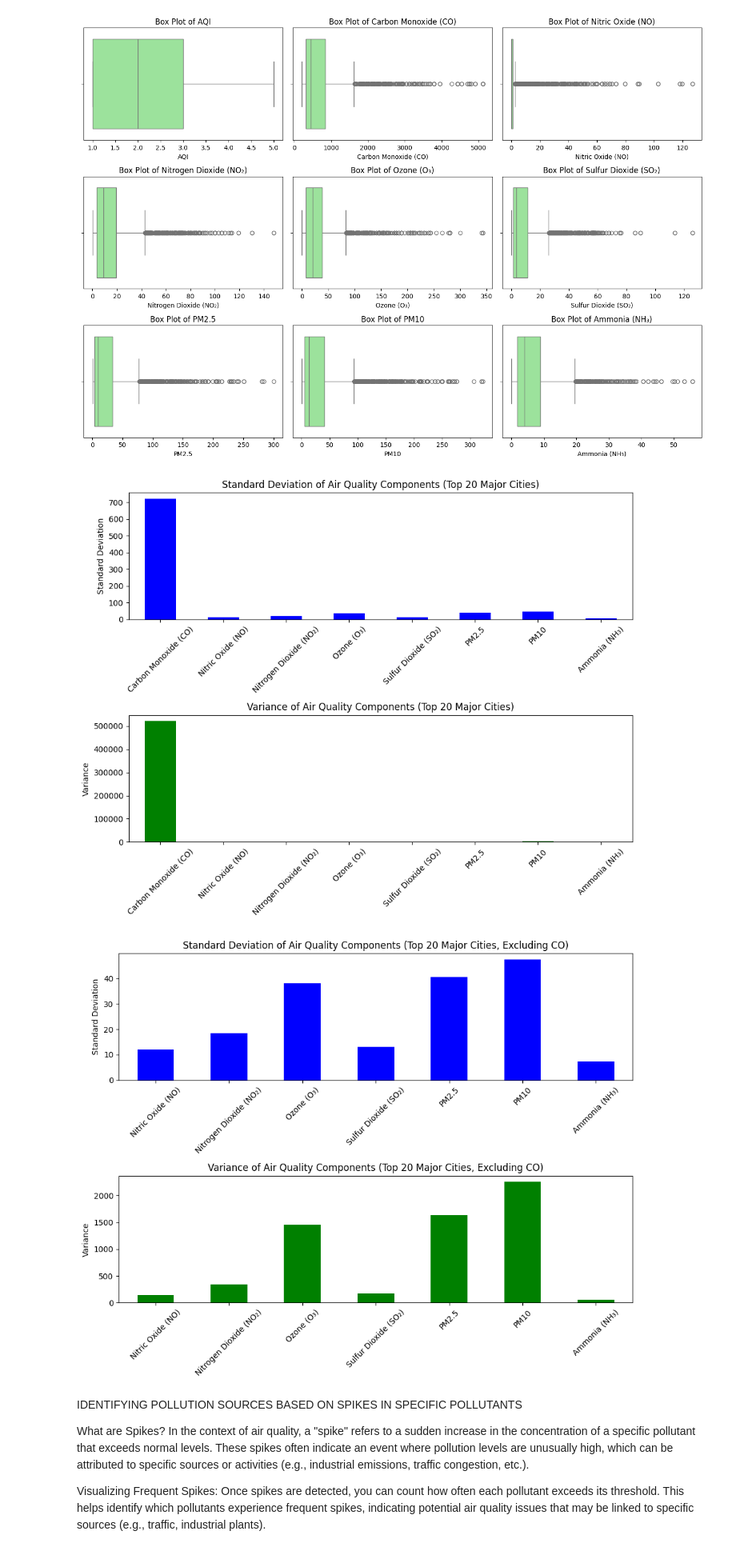
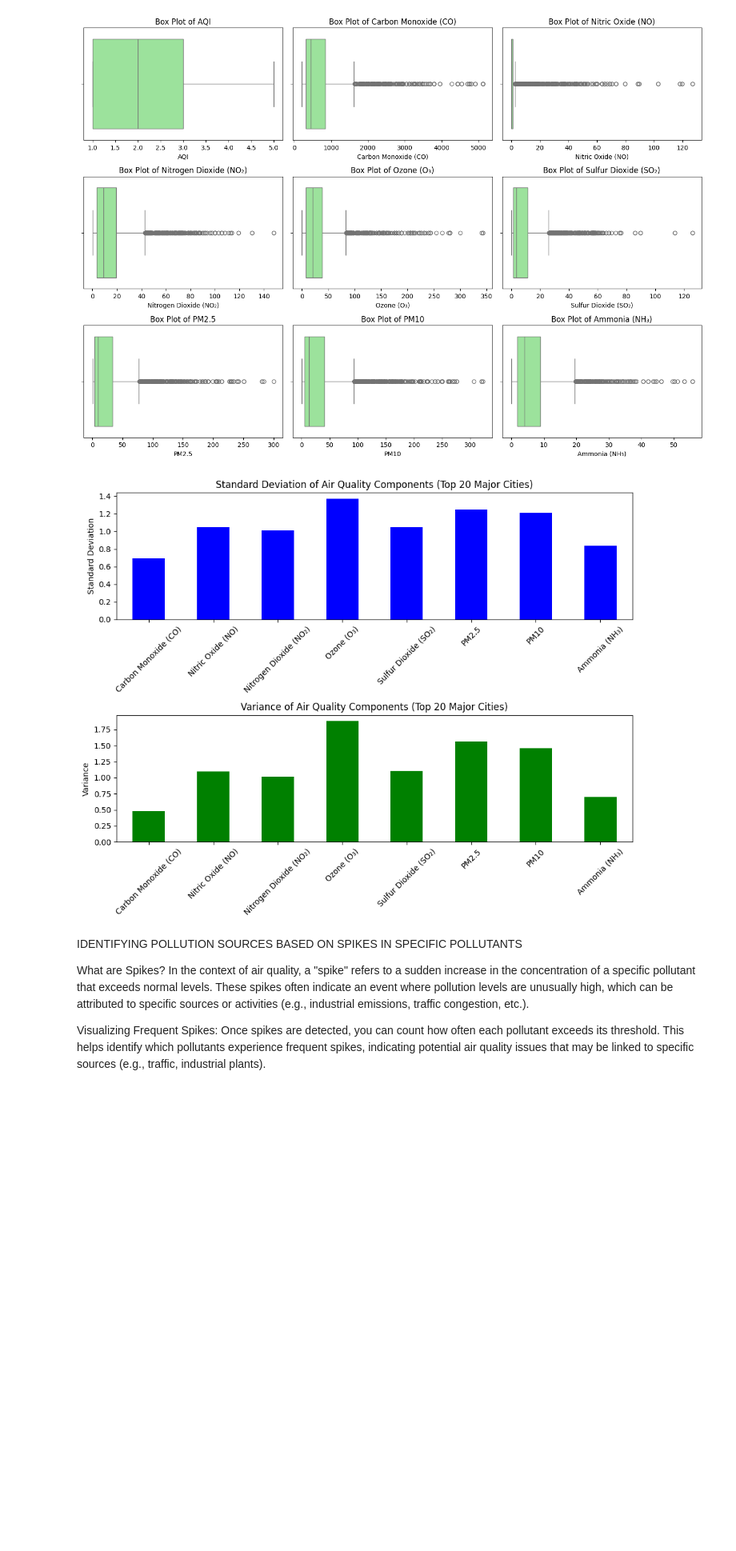
Before and after one commit to ParantarUrielAlexis/Spotify-Analysis, a Jupyter notebook: data.ipynb, the cells around one changed output. Shown at 80% size. Drawn from its saved outputs; the diff is of its cells as text; code cells hidden in the pictures; blank space fills up the shorter version.

Commit message:
std and variance recalc - kent

```diff
--- a/data.ipynb
+++ b/data.ipynb
@@ -142,63 +142,38 @@ import matplotlib.pyplot as plt
 # Load the data
 file_path = '202408_CombinedData.csv'
 data = pd.read_csv(file_path)
 
 
 # Columns to analyze
 all_columns_to_analyze = ['Carbon Monoxide (CO)', 'Nitric Oxide (NO)', 'Nitrogen Dioxide (NO₂)',
                            'Ozone (O₃)', 'Sulfur Dioxide (SO₂)', 'PM2.5', 'PM10', 'Ammonia (NH₃)']
 
-# Columns to analyze excluding CO
-columns_to_analyze_excluding_co = ['Nitric Oxide (NO)', 'Nitrogen Dioxide (NO₂)',
-                                     'Ozone (O₃)', 'Sulfur Dioxide (SO₂)',
-                                     'PM2.5', 'PM10', 'Ammonia (NH₃)']
+log_data = np.log(filtered_data[all_columns_to_analyze] + 1)
 
 # Calculate standard deviations and variances for the selected columns (including CO)
-std_devs_all = filtered_data[all_columns_to_analyze].std()
-variances_all = filtered_data[all_columns_to_analyze].var()
+
+std_devs_all = log_data.std()
+variances_all = log_data.var()
 
 # Create bar plots for standard deviation and variance for all components
 fig, axes = plt.subplots(2, 1, figsize=(10, 8))
 
 # Standard Deviation Plot for all components
 std_devs_all.plot.bar(ax=axes[0], color='blue')
 axes[0].set_title('Standard Deviation of Air Quality Components (Top 20 Major Cities)')
 axes[0].set_ylabel('Standard Deviation')
 axes[0].tick_params(axis='x', rotation=45)
 
 # Variance Plot for all components
 variances_all.plot.bar(ax=axes[1], color='green')
 axes[1].set_title('Variance of Air Quality Components (Top 20 Major Cities)')
 axes[1].set_ylabel('Variance')
 axes[1].tick_params(axis='x', rotation=45)
 
 plt.tight_layout()
 plt.show()
-
-# Calculate standard deviations and variances for the selected columns (excluding CO)
-std_devs_excluding_co = filtered_data[columns_to_analyze_excluding_co].std()
-variances_excluding_co = filtered_data[columns_to_analyze_excluding_co].var()
-
-# Create bar plots for standard deviation and variance for components excluding CO
-fig, axes = plt.subplots(2, 1, figsize=(10, 8))
-
-# Standard Deviation Plot for excluding CO
-std_devs_excluding_co.plot.bar(ax=axes[0], color='blue')
-axes[0].set_title('Standard Deviation of Air Quality Components (Top 20 Major Cities, Excluding CO)')
-axes[0].set_ylabel('Standard Deviation')
-axes[0].tick_params(axis='x', rotation=45)
-
-# Variance Plot for excluding CO
-variances_excluding_co.plot.bar(ax=axes[1], color='green')
-axes[1].set_title('Variance of Air Quality Components (Top 20 Major Cities, Excluding CO)')
-axes[1].set_ylabel('Variance')
-axes[1].tick_params(axis='x', rotation=45)
-
-plt.tight_layout()
-plt.show()
 # %% [output]
-[figure, old version]
+[figure, new version]
-[figure, removed]
 # %% [markdown]
 IDENTIFYING POLLUTION SOURCES BASED ON SPIKES IN SPECIFIC POLLUTANTS
 
```
